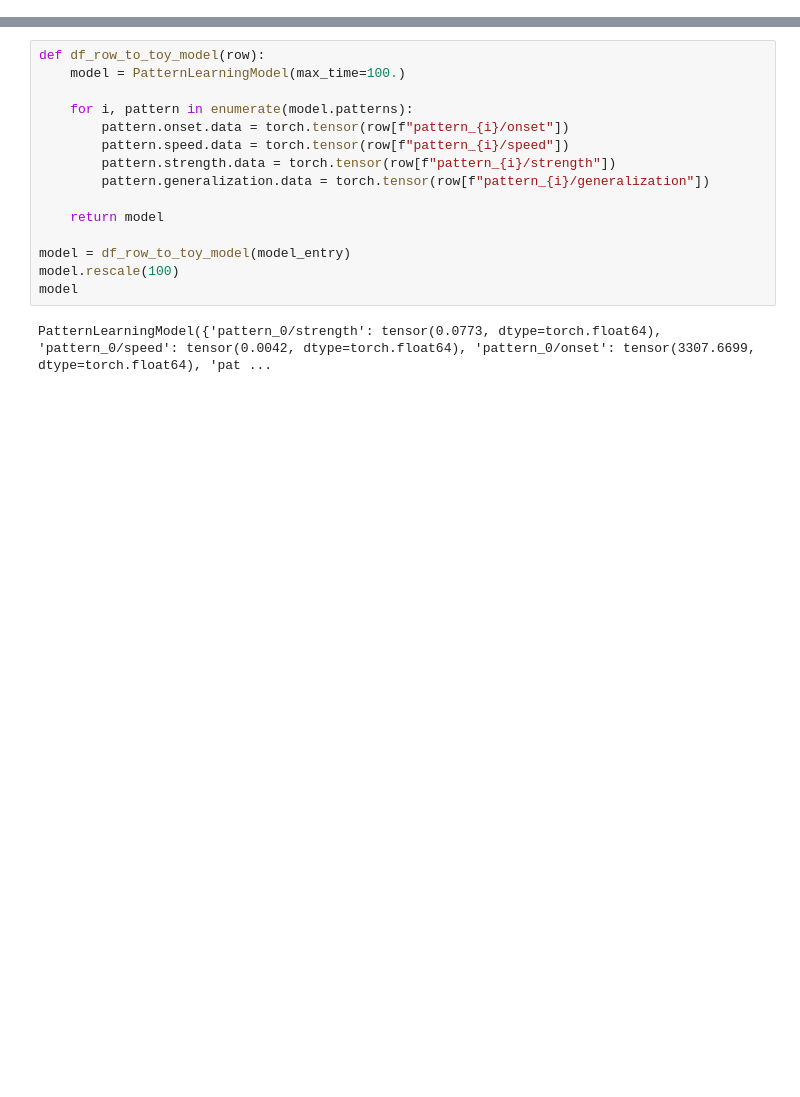
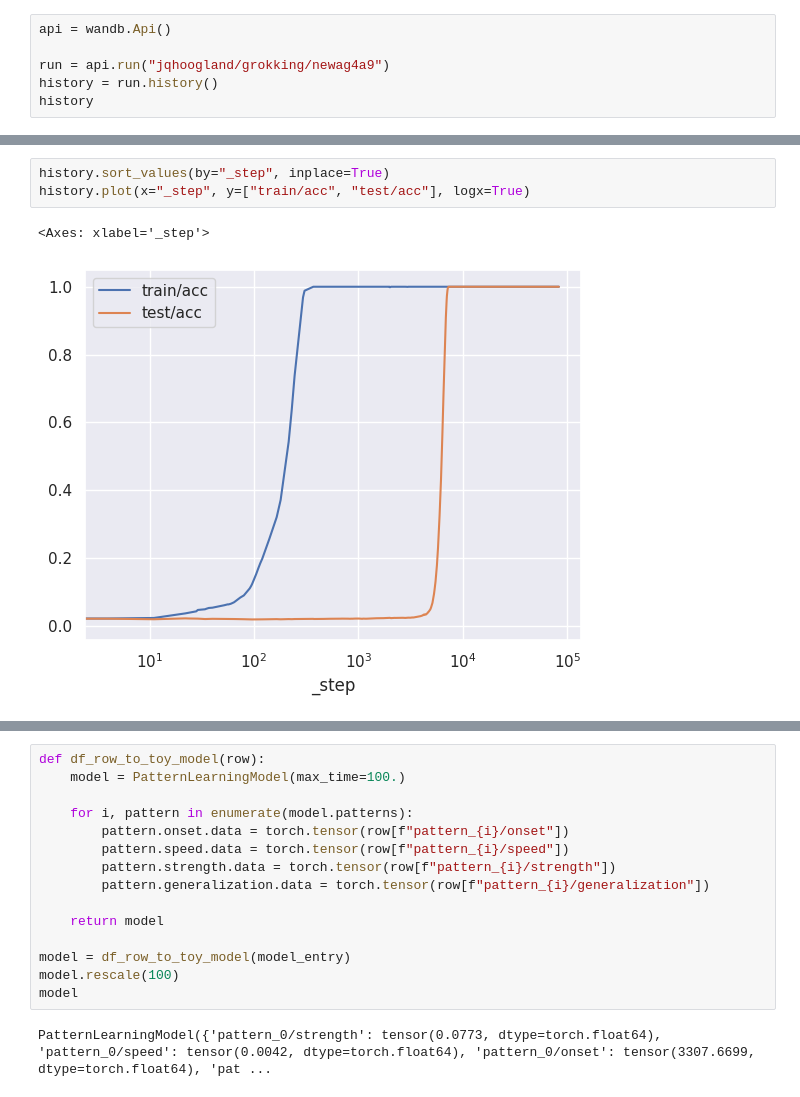
Before and after one commit to jqhoogland/pattern-learning, a Jupyter notebook: toy_models/fit_the_model-2.ipynb, the cells around one changed output, grey strips where cells are left out. Drawn from its saved outputs; the diff is of its cells as text; blank space fills up the shorter version.

```diff
--- a/toy_models/fit_the_model-2.ipynb
+++ b/toy_models/fit_the_model-2.ipynb
@@ -474,0 +86,6 @@ Name: 20, dtype: object
+# %%
+api = wandb.Api()
+
+run = api.run("jqhoogland/grokking/newag4a9")
+history = run.history()
+history
@@ -474,0 +106,6 @@ Name: 20, dtype: object
+# %%
+history.sort_values(by="_step", inplace=True)
+history.plot(x="_step", y=["train/acc", "test/acc"], logx=True)
+# %% [output]
+<Axes: xlabel='_step'>
+[figure, added]
```
Also changed, not shown: parts of 16 cells of this notebook, 10 other files.
